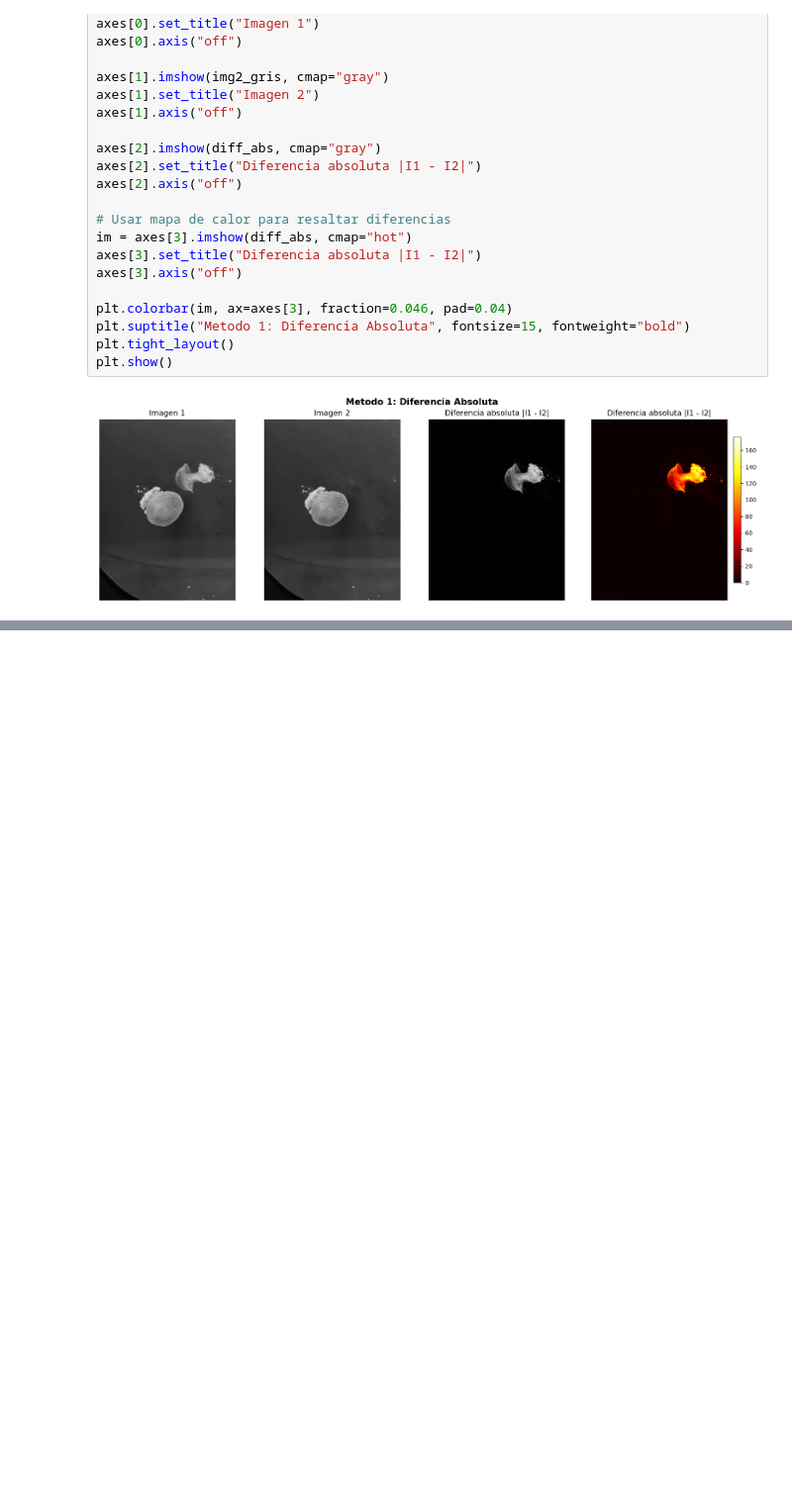
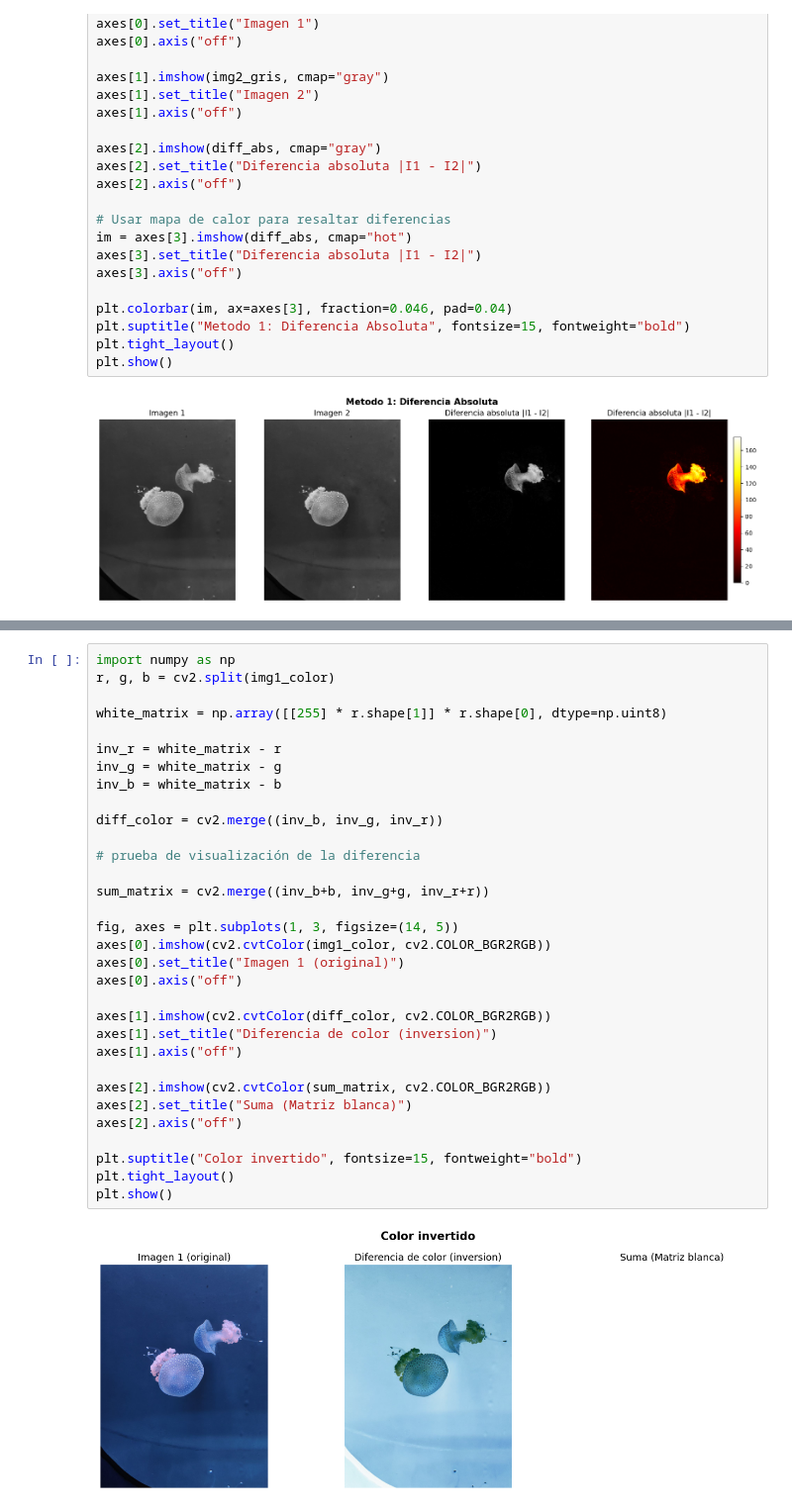
Before and after one commit to antonyare93/procesamiento_de_imagenes, a Jupyter notebook: 01_diferencia_imagenes/ejercicio_manual/diferencia_imágenes.ipynb, the cells around one changed output, grey strips where cells are left out. Shown at 99% size. Saved outputs shown, nothing was run; the diff lists cells and outputs as text; blank space fills up the shorter version.

Commit message:
Análisis personal respecto a la inversión de colores

```diff
--- a/01_diferencia_imagenes/ejercicio_manual/diferencia_imágenes.ipynb
+++ b/01_diferencia_imagenes/ejercicio_manual/diferencia_imágenes.ipynb
@@ -108,0 +119,34 @@ plt.show()
+# %%
+import numpy as np
+r, g, b = cv2.split(img1_color)
+
+white_matrix = np.array([[255] * r.shape[1]] * r.shape[0], dtype=np.uint8)
+
+inv_r = white_matrix - r
+inv_g = white_matrix - g
+inv_b = white_matrix - b
+
+diff_color = cv2.merge((inv_b, inv_g, inv_r))
+
+# prueba de visualización de la diferencia
+
+sum_matrix = cv2.merge((inv_b+b, inv_g+g, inv_r+r))
+
+fig, axes = plt.subplots(1, 3, figsize=(14, 5))
+axes[0].imshow(cv2.cvtColor(img1_color, cv2.COLOR_BGR2RGB))
+axes[0].set_title("Imagen 1 (original)")
+axes[0].axis("off")
+
+axes[1].imshow(cv2.cvtColor(diff_color, cv2.COLOR_BGR2RGB))
+axes[1].set_title("Diferencia de color (inversion)")
+axes[1].axis("off")
+
+axes[2].imshow(cv2.cvtColor(sum_matrix, cv2.COLOR_BGR2RGB))
+axes[2].set_title("Suma (Matriz blanca)")
+axes[2].axis("off")
+
+plt.suptitle("Color invertido", fontsize=15, fontweight="bold")
+plt.tight_layout()
+plt.show()
+# %% [output]
+[figure, added]
```
Also changed, not shown: parts of 1 cell of this notebook.
